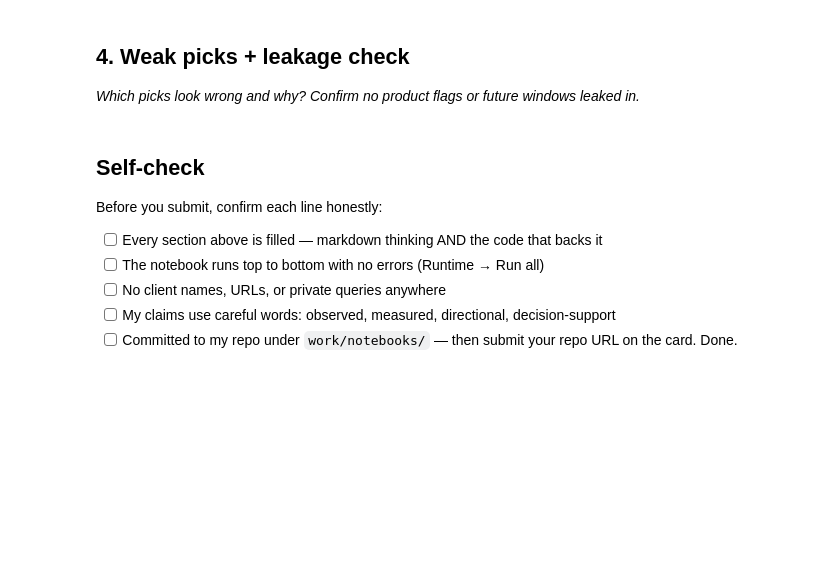
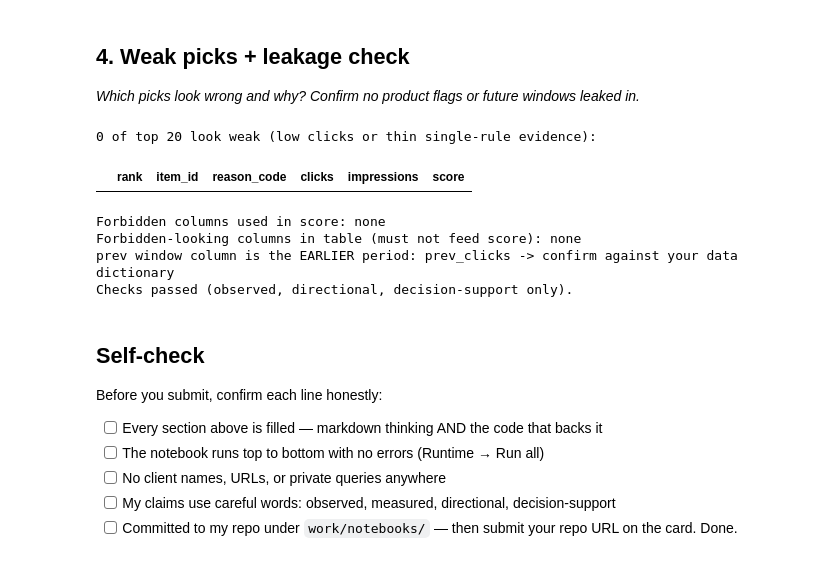
Before and after one commit to ayazahmedbscsf23-art/flyrank-ml-internship, a Jupyter notebook: work/notebooks/w04_baseline_score.ipynb, the cells around one changed output. Cells and saved outputs as stored; diff of their text form; code cells hidden in the pictures; blank space fills up the shorter version.

```diff
--- a/work/notebooks/w04_baseline_score.ipynb
+++ b/work/notebooks/w04_baseline_score.ipynb
@@ -37,3 +146,33 @@ This skeleton is yours to fill. Work the sections **in order** — each one has
+# %%
+# Weak picks: top-20 rows with low evidence or only one thin signal
+weak = top20[(top20[c["clicks"]] < 30) | (top20["rules_fired"] == 1) & (top20[c["impressions"]] < df[c["impressions"]].median())]
+print(f"{len(weak)} of top 20 look weak (low clicks or thin single-rule evidence):")
+display(weak[["rank", ID_COL, "reason_code", c["clicks"], c["impressions"], "score"]])
+
+# Leakage check 1: no forbidden columns used by the score
+used = set(COLS.values())
+bad_used = [col for col in used if any(f in col.lower() for f in FORBIDDEN)]
+print("Forbidden columns used in score:", bad_used or "none")
+
+# Leakage check 2: forbidden columns present in the input but unused
+present = [col for col in df.columns if any(f in col.lower() for f in FORBIDDEN)]
+print("Forbidden-looking columns in table (must not feed score):", present or "none")
+
+# Leakage check 3: comparison window is earlier, not later
+print("prev window column is the EARLIER period:", c["prev_clicks"],
+      "-> confirm against your data dictionary")
+
+# Output sanity
+assert ranked["rank"].is_unique and ranked["score"].is_monotonic_decreasing
+assert ranked["reason_code"].isin(REASONS).all()
+print("Checks passed (observed, directional, decision-support only).")
+# %% [output]
+0 of top 20 look weak (low clicks or thin single-rule evidence):
+|  | rank | item_id | reason_code | clicks | impressions | score |
+Forbidden columns used in score: none
+Forbidden-looking columns in table (must not feed score): none
+prev window column is the EARLIER period: prev_clicks -> confirm against your data dictionary
+Checks passed (observed, directional, decision-support only).
 # %% [markdown]
 ## Self-check
 
```
Also changed, not shown: parts of 7 cells of this notebook.
